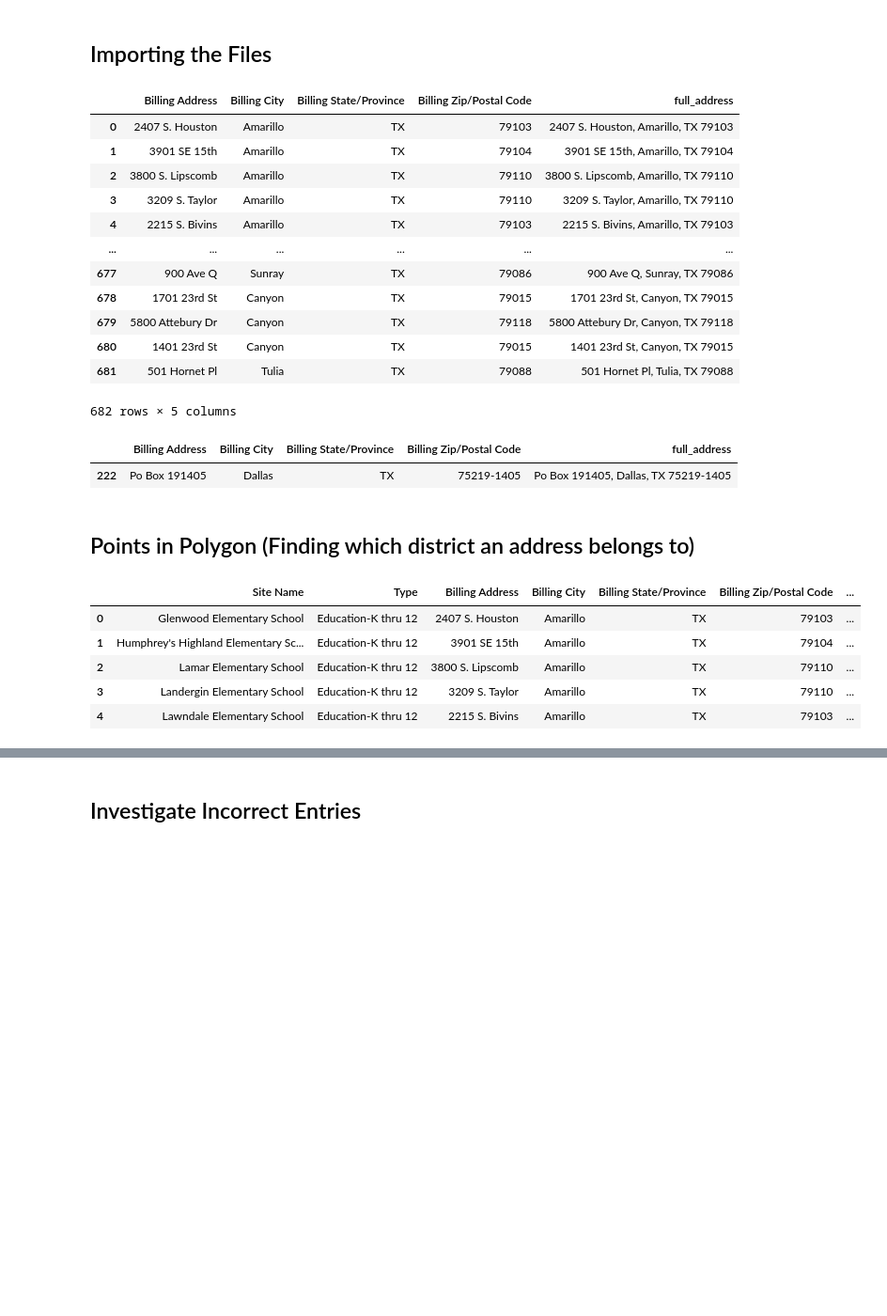
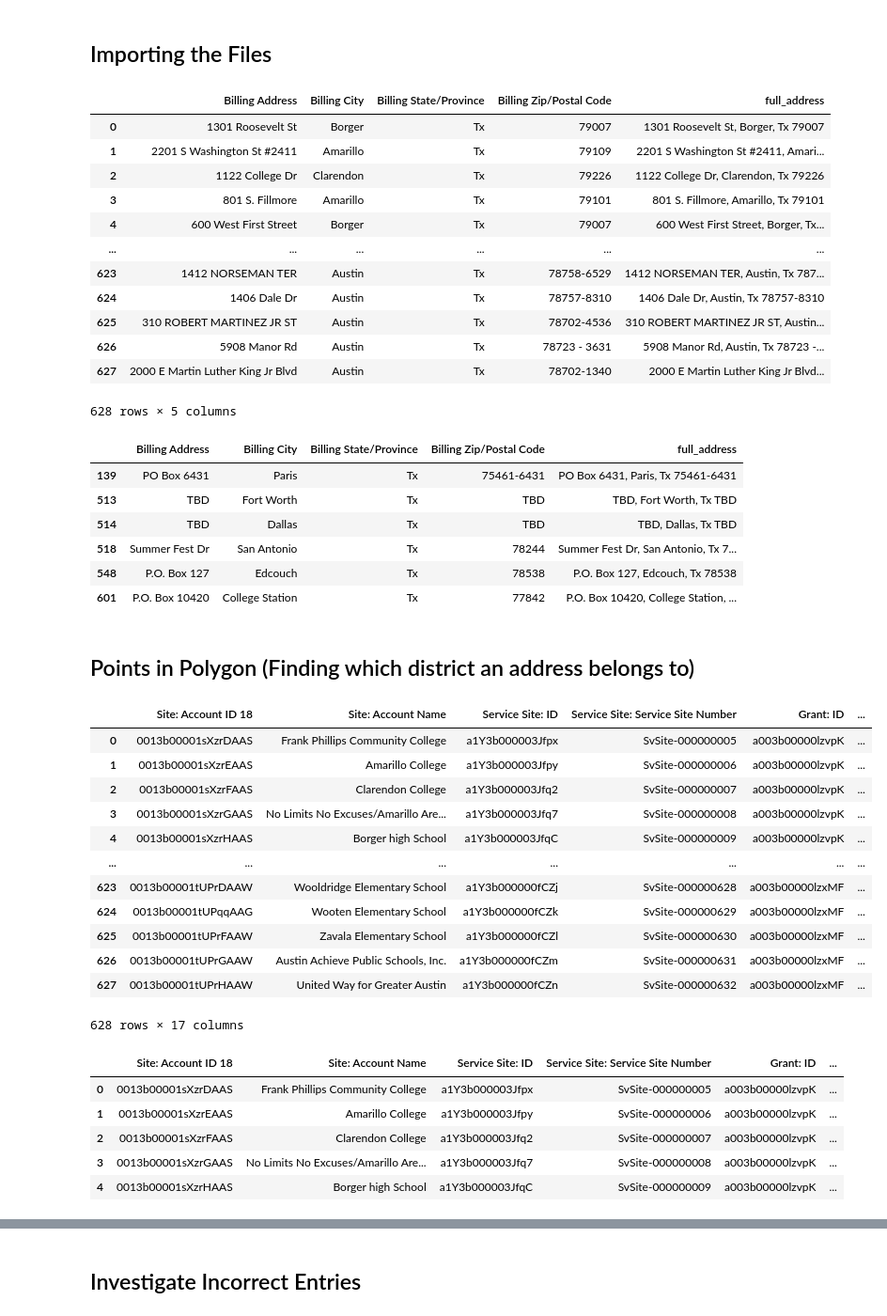
Before and after one commit to aoot/Texas-District-Mapping, a Jupyter notebook: Cleaning Address and Mapping.ipynb, the cells around one changed output, grey strips where cells are left out. Shown at 94% size. Cells and saved outputs as stored; diff of their text form; code cells hidden in the pictures; blank space fills up the shorter version.

```diff
--- a/Cleaning Address and Mapping.ipynb
+++ b/Cleaning Address and Mapping.ipynb
@@ -75,7 +62,7 @@ def fileCheckAndImport(fileDirectory, fileName):
     """Check and import file, returned as a dataframe"""
 
     if re.search("\.xlsx$", fileName):
-        filePath_excel = f"{fileDirectory}/{fileName}"
+        filePath_excel = os.path.join(fileDirectory, fileName)
         return pd.read_excel(filePath_excel, engine="openpyxl")
 
     elif re.search("\.csv$", fileName):
@@ -129,7 +116,8 @@ def downloadAndUnzip(downloadUrl, downloadDirectory="./data"):
 
 ## File names - PLEASE INPUT
 fileDirectory = "./data/"
-fileName = "SFDataImport_AmeriCorpsTX_ServiceSites_2021-22.xlsx"
+# fileName = "SFDataImport_AmeriCorpsTX_ServiceSites_2021-22.xlsx"
+fileName = "AmeriCorps Texas Service Sites-2022-08-07-14-07-33.xlsx"
 # %%
 import pandas as pd
 import warnings
@@ -154,18 +142,18 @@ df.loc[mask_no_missing_val, "full_address"] = df.loc[mask_no_missing_val, mask_a
 display(df[(mask_address_cols + ["full_address"])])  # Display the new dataframe subset
 # %% [output]
 |  | Billing Address | Billing City | Billing State/Province | Billing Zip/Postal Code | full_address |
-| 0 | 2407 S. Houston | Amarillo | TX | 79103 | 2407 S. Houston, Amarillo, TX 79103 |
-| 1 | 3901 SE 15th | Amarillo | TX | 79104 | 3901 SE 15th, Amarillo, TX 79104 |
-| 2 | 3800 S. Lipscomb | Amarillo | TX | 79110 | 3800 S. Lipscomb, Amarillo, TX 79110 |
-| 3 | 3209 S. Taylor | Amarillo | TX | 79110 | 3209 S. Taylor, Amarillo, TX 79110 |
-| 4 | 2215 S. Bivins | Amarillo | TX | 79103 | 2215 S. Bivins, Amarillo, TX 79103 |
+| 0 | 1301 Roosevelt St | Borger | Tx | 79007 | 1301 Roosevelt St, Borger, Tx 79007 |
+| 1 | 2201 S Washington St #2411 | Amarillo | Tx | 79109 | 2201 S Washington St #2411, Amari... |
+| 2 | 1122 College Dr | Clarendon | Tx | 79226 | 1122 College Dr, Clarendon, Tx 79226 |
+| 3 | 801 S. Fillmore | Amarillo | Tx | 79101 | 801 S. Fillmore, Amarillo, Tx 79101 |
+| 4 | 600 West First Street | Borger | Tx | 79007 | 600 West First Street, Borger, Tx... |
 | ... | ... | ... | ... | ... | ... |
-| 677 | 900 Ave Q | Sunray | TX | 79086 | 900 Ave Q, Sunray, TX 79086 |
-| 678 | 1701 23rd St | Canyon | TX | 79015 | 1701 23rd St, Canyon, TX 79015 |
-| 679 | 5800 Attebury Dr | Canyon | TX | 79118 | 5800 Attebury Dr, Canyon, TX 79118 |
-| 680 | 1401 23rd St | Canyon | TX | 79015 | 1401 23rd St, Canyon, TX 79015 |
-| 681 | 501 Hornet Pl | Tulia | TX | 79088 | 501 Hornet Pl, Tulia, TX 79088 |
+| 623 | 1412 NORSEMAN TER | Austin | Tx | 78758-6529 | 1412 NORSEMAN TER, Austin, Tx 787... |
+| 624 | 1406 Dale Dr | Austin | Tx | 78757-8310 | 1406 Dale Dr, Austin, Tx 78757-8310 |
+| 625 | 310 ROBERT MARTINEZ JR ST | Austin | Tx | 78702-4536 | 310 ROBERT MARTINEZ JR ST, Austin... |
+| 626 | 5908 Manor Rd | Austin | Tx | 78723 - 3631 | 5908 Manor Rd, Austin, Tx 78723 -... |
+| 627 | 2000 E Martin Luther King Jr Blvd | Austin | Tx | 78702-1340 | 2000 E Martin Luther King Jr Blvd... |
-682 rows × 5 columns
+628 rows × 5 columns
 # %%
 ## Quick address pattern checking
 ## NOTES:
@@ -183,7 +171,12 @@ mask_good_address = df["full_address"].str.match(regex_pattern).astype(bool)
 display(df.loc[~mask_good_address, (mask_address_cols+["full_address"])])
 # %% [output]
 |  | Billing Address | Billing City | Billing State/Province | Billing Zip/Postal Code | full_address |
-| 222 | Po Box 191405 | Dallas | TX | 75219-1405 | Po Box 191405, Dallas, TX 75219-1405 |
+| 139 | PO Box 6431 | Paris | Tx | 75461-6431 | PO Box 6431, Paris, Tx 75461-6431 |
+| 513 | TBD | Fort Worth | Tx | TBD | TBD, Fort Worth, Tx TBD |
+| 514 | TBD | Dallas | Tx | TBD | TBD, Dallas, Tx TBD |
+| 518 | Summer Fest Dr | San Antonio | Tx | 78244 | Summer Fest Dr, San Antonio, Tx 7... |
+| 548 | P.O. Box 127 | Edcouch | Tx | 78538 | P.O. Box 127, Edcouch, Tx 78538 |
+| 601 | P.O. Box 10420 | College Station | Tx | 77842 | P.O. Box 10420, College Station, ... |
 # %%
 ## Add `googleMaps_lat_long` and `googleMaps_clean_address` columns
 ## Queries Google Maps API for geo data
@@ -241,22 +234,36 @@ exportAndSaveDF(df, fileName, "data", type="tab")
 ##    - 2022-Present - PLANC2193 >>> SB 6 Texas Congressional Districts (38 districts)
 # %%
 ## read file
-df = pd.read_excel("./data/SFDataImport_AmeriCorpsTX_ServiceSites_2021-22.xlsx_cleanFile_20220725_1506_44_883408.xlsx", engine="openpyxl", index_col=0)
-# display(df)
+# df = pd.read_excel("./data/SFDataImport_AmeriCorpsTX_ServiceSites_2021-22.xlsx_cleanFile_20220725_1506_44_883408.xlsx", engine="openpyxl", index_col=0)
+df = pd.read_excel("./data/AmeriCorps Texas Service Sites-2022-08-07-14-07-33.xlsx_20220807_1341_50_097365.xlsx", engine="openpyxl", index_col=0)
+display(df)
 
 ## Change lat/long file type from str -> tuple
 df.loc[mask_no_missing_val, "googleMaps_long_lat"] = df.loc[mask_no_missing_val, "googleMaps_lat_long"].apply(lambda row: tuple([float(i) for i in row.strip("()").split(", ")[::-1]]))
 df.loc[mask_no_missing_val, "coords"] = df.loc[mask_no_missing_val, "googleMaps_long_lat"].apply(Point)  # Add `coords` column of shapely.Points objects
 
 ## Check
 display(df.head())
 # %% [output]
-|  | Site Name | Type | Billing Address | Billing City | Billing State/Province | Billing Zip/Postal Code | ... |
-| 0 | Glenwood Elementary School | Education-K thru 12 | 2407 S. Houston | Amarillo | TX | 79103 | ... |
-| 1 | Humphrey's Highland Elementary Sc... | Education-K thru 12 | 3901 SE 15th | Amarillo | TX | 79104 | ... |
-| 2 | Lamar Elementary School | Education-K thru 12 | 3800 S. Lipscomb | Amarillo | TX | 79110 | ... |
-| 3 | Landergin Elementary School | Education-K thru 12 | 3209 S. Taylor | Amarillo | TX | 79110 | ... |
-| 4 | Lawndale Elementary School | Education-K thru 12 | 2215 S. Bivins | Amarillo | TX | 79103 | ... |
+|  | Site: Account ID 18 | Site: Account Name | Service Site: ID | Service Site: Service Site Number | Grant: ID | ... |
+| 0 | 0013b00001sXzrDAAS | Frank Phillips Community College | a1Y3b000003Jfpx | SvSite-000000005 | a003b00000lzvpK | ... |
+| 1 | 0013b00001sXzrEAAS | Amarillo College | a1Y3b000003Jfpy | SvSite-000000006 | a003b00000lzvpK | ... |
+| 2 | 0013b00001sXzrFAAS | Clarendon College | a1Y3b000003Jfq2 | SvSite-000000007 | a003b00000lzvpK | ... |
+| 3 | 0013b00001sXzrGAAS | No Limits No Excuses/Amarillo Are... | a1Y3b000003Jfq7 | SvSite-000000008 | a003b00000lzvpK | ... |
+| 4 | 0013b00001sXzrHAAS | Borger high School | a1Y3b000003JfqC | SvSite-000000009 | a003b00000lzvpK | ... |
+| ... | ... | ... | ... | ... | ... | ... |
+| 623 | 0013b00001tUPrDAAW | Wooldridge Elementary School | a1Y3b000000fCZj | SvSite-000000628 | a003b00000lzxMF | ... |
+| 624 | 0013b00001tUPqqAAG | Wooten Elementary School | a1Y3b000000fCZk | SvSite-000000629 | a003b00000lzxMF | ... |
+| 625 | 0013b00001tUPrFAAW | Zavala Elementary School | a1Y3b000000fCZl | SvSite-000000630 | a003b00000lzxMF | ... |
+| 626 | 0013b00001tUPrGAAW | Austin Achieve Public Schools, Inc. | a1Y3b000000fCZm | SvSite-000000631 | a003b00000lzxMF | ... |
+| 627 | 0013b00001tUPrHAAW | United Way for Greater Austin | a1Y3b000000fCZn | SvSite-000000632 | a003b00000lzxMF | ... |
+628 rows × 17 columns
+|  | Site: Account ID 18 | Site: Account Name | Service Site: ID | Service Site: Service Site Number | Grant: ID | ... |
+| 0 | 0013b00001sXzrDAAS | Frank Phillips Community College | a1Y3b000003Jfpx | SvSite-000000005 | a003b00000lzvpK | ... |
+| 1 | 0013b00001sXzrEAAS | Amarillo College | a1Y3b000003Jfpy | SvSite-000000006 | a003b00000lzvpK | ... |
+| 2 | 0013b00001sXzrFAAS | Clarendon College | a1Y3b000003Jfq2 | SvSite-000000007 | a003b00000lzvpK | ... |
+| 3 | 0013b00001sXzrGAAS | No Limits No Excuses/Amarillo Are... | a1Y3b000003Jfq7 | SvSite-000000008 | a003b00000lzvpK | ... |
+| 4 | 0013b00001sXzrHAAS | Borger high School | a1Y3b000003JfqC | SvSite-000000009 | a003b00000lzvpK | ... |
 # %%
 ## Download Shapefiles
 
```
Also changed, not shown: parts of 7 cells of this notebook, 1 other file.
